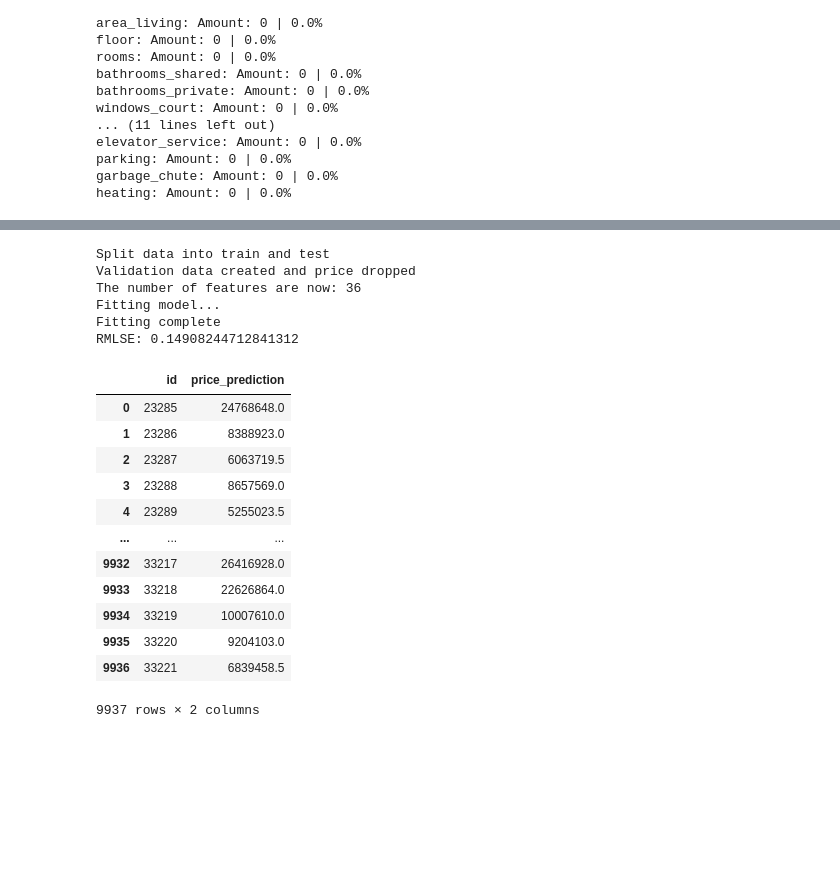
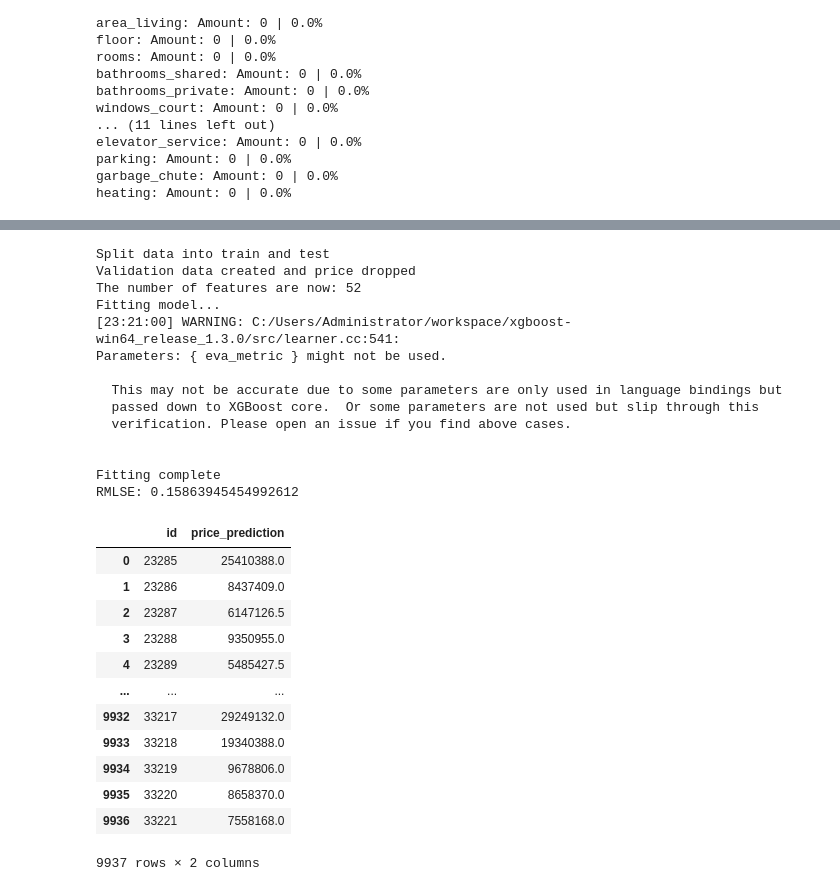
Before and after one commit to Olaussen/TDT4173_group69, a Jupyter notebook: src/testing_shitt.ipynb, the cells around one changed output, grey strips where cells are left out. Cells and saved outputs as stored; diff of their text form; code cells hidden in the pictures; blank space fills up the shorter version.

```diff
--- a/src/testing_shitt.ipynb
+++ b/src/testing_shitt.ipynb
@@ -103,8 +86,7 @@ featured = preprocessor.combine_latlon_subway(removed_outliers.copy(),subway.sub
 # %%
+featured = preprocessor.combine_latlon_subway(removed_outliers.copy(),True)
 featured = preprocessor.combine_area_rooms(featured.copy())
-
 featured = preprocessor.combine_baths(featured.copy())
-
 featured = preprocessor.combine_windows(featured.copy())
 featured = preprocessor.combine_windows(featured.copy(), boolean=True)
 featured = preprocessor.combine_latlon(featured.copy())
@@ -117,15 +99,36 @@ featured = preprocessor.combine_area_total_city_center(featured.copy())
 featured = preprocessor.area_score(featured.copy())
 featured = preprocessor.apartment_score(featured.copy())
 featured = preprocessor.square_diff(featured.copy())
+
 featured = preprocessor.closest_hospital(featured.copy())
 featured = preprocessor.closest_park(featured.copy())
+
 featured = preprocessor.distance_luxury_village(featured.copy())
 featured = preprocessor.closest_uni(featured.copy())
 featured = preprocessor.inside_golden_mile(featured.copy())
 featured = preprocessor.distance_from_golden_mile(featured.copy())
-featured = preprocessor.inside_khamovniki(featured.copy())
+
 featured = preprocessor.inside_khamovniki(featured.copy())
 featured = preprocessor.distance_from_khamovniki_center(featured.copy())
+
+featured = preprocessor.inside_yakimanka(featured.copy())
+featured = preprocessor.inside_arbat(featured.copy())
+featured = preprocessor.inside_tverskoy(featured.copy())
+
+featured = preprocessor.distance_to_closest_powerplant(featured.copy())
+featured = preprocessor.distance_to_closest_museum(featured.copy())
+featured = preprocessor.distance_to_closest_stadium(featured.copy())
+featured = preprocessor.distance_to_closest_theater(featured.copy())
+featured = preprocessor.distance_to_closest_church(featured.copy())
+featured = preprocessor.distance_to_closest_railway(featured.copy())
+featured = preprocessor.distance_to_closest_airport(featured.copy())
+
+featured = preprocessor.distance_from_vnukovo(featured.copy())
+featured = preprocessor.distance_from_sheremetyevo(featured.copy())
+featured = preprocessor.distance_from_domodedovo(featured.copy())
+featured = preprocessor.distance_from_zhukovsky(featured.copy())
+featured = preprocessor.distance_from_ostafyevo(featured.copy())
+
 featured = preprocessor.bathroom_fraction(featured.copy())
 featured = preprocessor.floor_fraction(featured.copy())
 
@@ -139,18 +142,27 @@ featured["area_score"] = np.log10(featured.copy()["area_score"])
 featured = preprocessor.logify(featured.copy(),"area_total_distance")
 featured = preprocessor.logify(featured.copy(),"scaled_constructed")
 featured = preprocessor.logify(featured.copy(),"distance_center")
-featured = preprocessor.logify(featured.copy(),"closest_subway_distance")
-featured = preprocessor.logify(featured.copy(),"closest_hospital")
 featured = preprocessor.logify(featured.copy(),"closest_park")
 featured = preprocessor.logify(featured.copy(),"closest_uni")
 featured = preprocessor.logify(featured.copy(),"distance_luxurary_village")
 featured = preprocessor.logify(featured.copy(),"distance_khamovniki_center")
+featured = preprocessor.logify(featured.copy(),"distance_closest_powerplant")
 featured = preprocessor.logify(featured.copy(),"distance_golden_mile")
+featured = preprocessor.logify(featured.copy(),"distance_closest_museum")
+featured = preprocessor.logify(featured.copy(),"distance_closest_stadium")
+featured = preprocessor.logify(featured.copy(),"distance_closest_theater")
+featured = preprocessor.logify(featured.copy(),"distance_closest_church")
+featured = preprocessor.logify(featured.copy(),"distance_closest_railway")
+featured = preprocessor.logify(featured.copy(),"distance_closest_airport")
+featured = preprocessor.logify(featured.copy(),"distance_from_vnukovo_airport")
+featured = preprocessor.logify(featured.copy(),"distance_from_sheremetyevo_airport")
+featured = preprocessor.logify(featured.copy(),"distance_from_domodedovo_airport")
+featured = preprocessor.logify(featured.copy(),"distance_from_zhukovsky_airport")
+featured = preprocessor.logify(featured.copy(),"distance_from_ostafyevo_airport")
 # %%
 categorical = preprocessor.split_categorical_features(featured.copy(), ["district", "material"])
 #lmao= preprocessor.remove_labels(categorical.copy(), ["material_1.0","material_6.0","district_1.0","district_6.0","district_8.0","has_elevator_1","seller_3.0","material_0.0","district_2.0","district_5.0","district_9.0"])
-last = preprocessor.remove_labels(categorical.copy(), ["kitchen_fraction","area_score","rooms","avg_room_size","bathroom_amount","district","living_fraction","square_diff", "district_distance","material","seller","floor","material","has_elevator","garbage_chute","heating","parking","phones","apartment_score","bathroom_fraction","area_total_distance","area_kitchen","area_living","id","building_id","constructed","bathrooms_private","bathrooms_shared","new","windows_street","stories","windows_court","elevator_passenger","elevator_service"])
+last = preprocessor.remove_labels(categorical.copy(), ["closest_airport","kitchen_fraction","bathroom_fraction","living_fraction","building_id","area_score","square_diff","rooms","avg_room_size","district", "district_distance","material","seller","floor","material","has_elevator","garbage_chute","heating","parking","phones","apartment_score","area_total_distance","area_kitchen","area_living","id","constructed","bathrooms_private","bathrooms_shared","new","windows_street","stories","windows_court","elevator_passenger","elevator_service"])
 visualizer.price_correlation(last)
-#squared_diff
 last.shape
 # %% [output]
@@ -162,47 +174,55 @@ train_data = last[:23285].copy()
 labels = train_data["price"]
 test_data = last[23285:].copy()
 test_data.drop("price", 1, inplace=True)
 print("Split data into train and test")
 
 # Splitting training data into training and validation, removed the price for each of them afterwards
-x_train, x_test, y_train, y_test = train_test_split(train_data, labels, stratify=train_data["price"].round(), test_size=0.001)
+x_train, x_test, y_train, y_test = train_test_split(train_data, labels, stratify=train_data["price"].round(), test_size=0.3)
 x_train.drop("price", 1, inplace=True)
 x_test.drop("price", 1, inplace=True)
 print("Validation data created and price dropped")
 print("The number of features are now:", x_train.shape[1])
 
 print("Fitting model...")
 model = TestModel(x_train, y_train)
 pipeline = model.fit()
 test_pred = np.round([np.expm1(pred) for pred in model.predict(x_test)])
 test_labels = np.round([np.expm1(lab)for lab in y_test])
 print("Fitting complete")
 
 res = pd.DataFrame([(test_labels[i], test_pred[i]) for i in range(len(test_pred))], columns=["actual", "prediction"])
 print("RMLSE: %s" % model.root_mean_squared_log_error(test_labels, test_pred))
 res.to_csv("./split.csv", index=False)
 
 pred = [np.expm1(p) for p in model.predict(test_data)]
 model.save_predictions(pred)
 # %% [output]
 Split data into train and test
 Validation data created and price dropped
-The number of features are now: 36
+The number of features are now: 52
 Fitting model...
+[23:21:00] WARNING: C:/Users/Administrator/workspace/xgboost-win64_release_1.3.0/src/learner.cc:541:
+Parameters: { eva_metric } might not be used.
+
+  This may not be accurate due to some parameters are only used in language bindings but
+  passed down to XGBoost core.  Or some parameters are not used but slip through this
+  verification. Please open an issue if you find above cases.
+
+
 Fitting complete
-RMLSE: 0.14908244712841312
+RMLSE: 0.15863945454992612
 |  | id | price_prediction |
-| 0 | 23285 | 24768648.0 |
-| 1 | 23286 | 8388923.0 |
-| 2 | 23287 | 6063719.5 |
-| 3 | 23288 | 8657569.0 |
-| 4 | 23289 | 5255023.5 |
+| 0 | 23285 | 25410388.0 |
+| 1 | 23286 | 8437409.0 |
+| 2 | 23287 | 6147126.5 |
+| 3 | 23288 | 9350955.0 |
+| 4 | 23289 | 5485427.5 |
 | ... | ... | ... |
-| 9932 | 33217 | 26416928.0 |
-| 9933 | 33218 | 22626864.0 |
-| 9934 | 33219 | 10007610.0 |
-| 9935 | 33220 | 9204103.0 |
-| 9936 | 33221 | 6839458.5 |
+| 9932 | 33217 | 29249132.0 |
+| 9933 | 33218 | 19340388.0 |
+| 9934 | 33219 | 9678806.0 |
+| 9935 | 33220 | 8658370.0 |
+| 9936 | 33221 | 7558168.0 |
 9937 rows × 2 columns
 # %%
 automl_model = TestModel(x_train, y_train)
```
Also changed, not shown: parts of 7 cells of this notebook, 10 other files.
